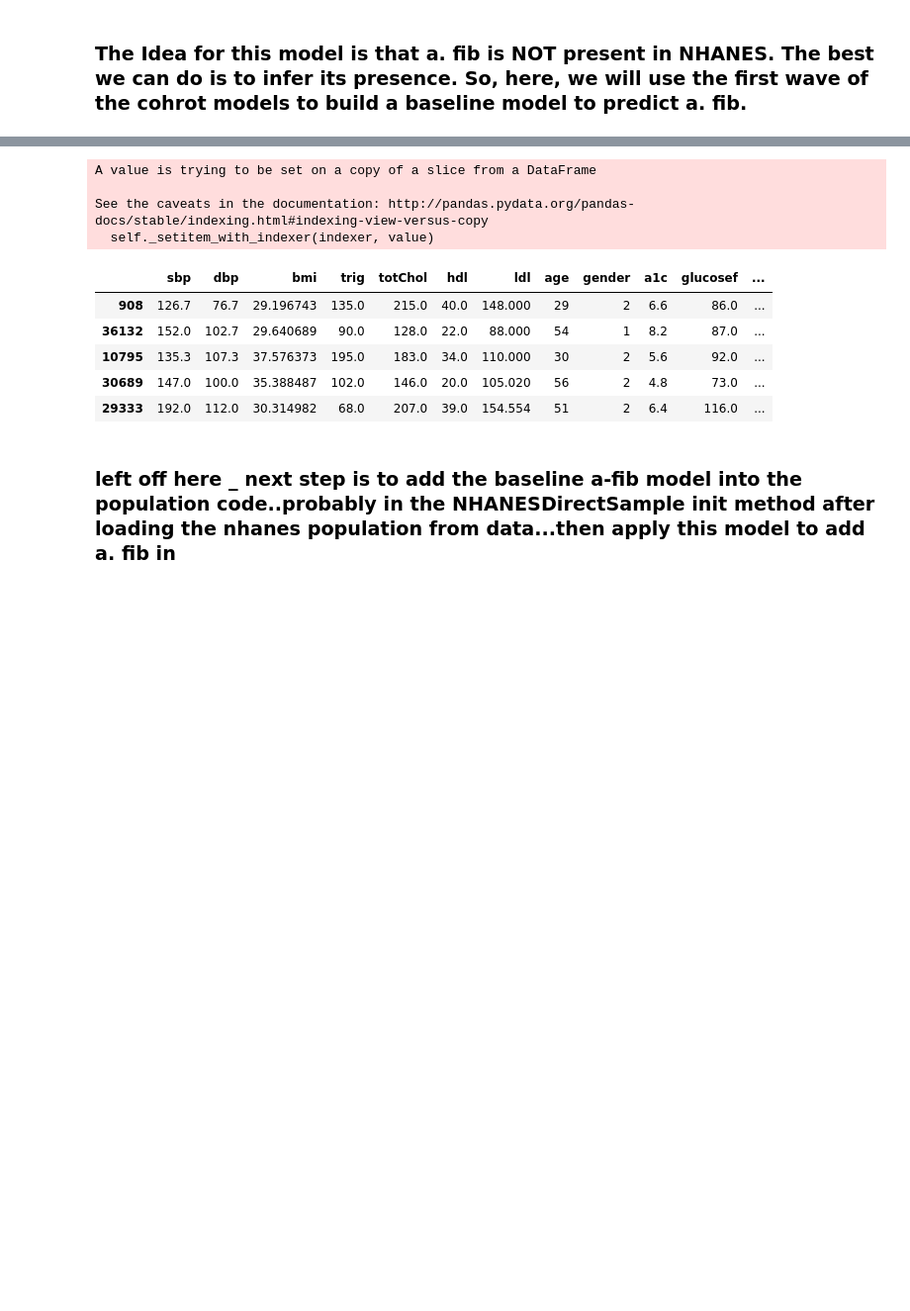
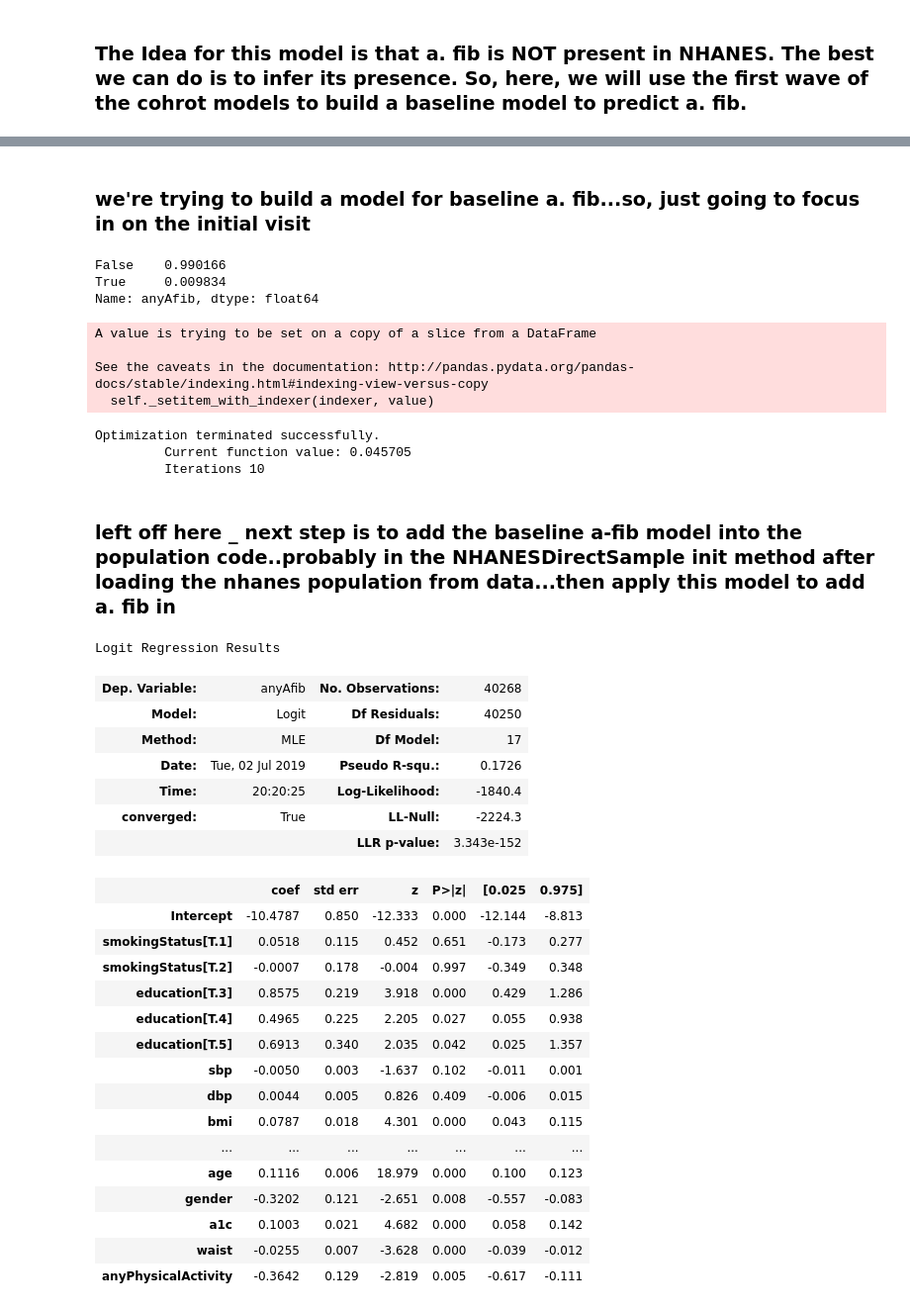
Before and after one commit to jburke5/microsimNHANES, a Jupyter notebook: buildBaselineAtrialFibModel.ipynb, the cells around one changed output, grey strips where cells are left out. Shown at 99% size. Saved outputs shown, nothing was run; the diff lists cells and outputs as text; code cells hidden in the pictures; blank space fills up the shorter version.

Commit message:
A fib model

```diff
--- a/buildBaselineAtrialFibModel.ipynb
+++ b/buildBaselineAtrialFibModel.ipynb
@@ -27,3 +40,11 @@ cohort.raceEthnicity.replace(to_replace=[1,2,3,9], value=[4,3,2,5], inplace=True
+# %% [markdown]
+### we're trying to build a model for baseline a. fib...so, just going to focus in on the initial visit
 # %%
 firstVisitOnly = cohort.loc[cohort.visitcounter ==1]
+# %%
+firstVisitOnly.anyAfib.value_counts(dropna=False, normalize=True)
+# %% [output]
+False    0.990166
+True     0.009834
+Name: anyAfib, dtype: float64
 # %%
@@ -62,25 +87,21 @@ imputedData = imputedCohort.data.copy()
 # rebvuild categoricals
 imputedData['smokingStatus'] = imputedData[['smoke0', 'smoke1', 'smoke2']].idxmax(axis=1)
 imputedData['smokingStatus'] = imputedData['smokingStatus'].str[-1:]
-imputedData['raceEthnicity'] = imputedData[['raceEth_2', 'raceEth_3', 'raceEth_4', 'raceEth_5']].idxmax(axis=1)
+imputedData['raceEthnicity'] = imputedData[['raceEth2', 'raceEth3', 'raceEth4', 'raceEth5']].idxmax(axis=1)
 imputedData['raceEthnicity'] = imputedData['raceEthnicity'].str[-1:]
+imputedData['education'] = imputedData[['educ1', 'educ2', 'educ3', 'educ4', 'educ5']].idxmax(axis=1)
+imputedData['education'] = imputedData['raceEthnicity'].str[-1:]
 # %%
 # drop the dummies
 imputedData.drop(['smoke0', 'smoke1','smoke2'], axis='columns', inplace=True)
-imputedData.drop(['raceEth_2', 'raceEth_3','raceEth_3', 'raceEth_4', 'raceEth_5'], axis='columns', inplace=True)
+imputedData.drop(['raceEth2','raceEth3', 'raceEth4', 'raceEth5'], axis='columns', inplace=True)
+imputedData.drop(['educ1', 'educ2','educ3', 'educ4', 'educ5'], axis='columns', inplace=True)
 # %%
 imputedData.raceEthnicity= imputedData.raceEthnicity.astype('category')
 imputedData.smokingStatus= imputedData.smokingStatus.astype('category')
+imputedData.education= imputedData.education.astype('category')
+
 imputedData.sort_values(by=['id', 'age'], inplace=True)
-# %%
-imputedData.head()
-# %% [output]
-|  | sbp | dbp | bmi | trig | totChol | hdl | ldl | age | gender | a1c | glucosef | ... |
-| 908 | 126.7 | 76.7 | 29.196743 | 135.0 | 215.0 | 40.0 | 148.000 | 29 | 2 | 6.6 | 86.0 | ... |
-| 36132 | 152.0 | 102.7 | 29.640689 | 90.0 | 128.0 | 22.0 | 88.000 | 54 | 1 | 8.2 | 87.0 | ... |
-| 10795 | 135.3 | 107.3 | 37.576373 | 195.0 | 183.0 | 34.0 | 110.000 | 30 | 2 | 5.6 | 92.0 | ... |
-| 30689 | 147.0 | 100.0 | 35.388487 | 102.0 | 146.0 | 20.0 | 105.020 | 56 | 2 | 4.8 | 73.0 | ... |
-| 29333 | 192.0 | 112.0 | 30.314982 | 68.0 | 207.0 | 39.0 | 154.554 | 51 | 2 | 6.4 | 116.0 | ... |
 # %%
 import statsmodels.formula.api as statsmodel
 import sys
@@ -89,11 +110,44 @@ sys.path.append(os.path.abspath("../mcm/"))
 from mcm.regression_model import RegressionModel
 
 imputedData['anyAfib'] = imputedData['anyAfib'].astype(int)
+# note...dropping race from the model because it leads to convergence issues and it does not have
+# predictiveness independently of age and sex...
 
-model = statsmodel.ols(formula='anyAfib ~ sbp + dbp + bmi + trig + totChol + hdl + ldl + age + gender + a1c + glucosef + smokingStatus + raceEthnicity', data=imputedData)
+model = statsmodel.logit(formula='anyAfib ~ sbp + dbp + bmi + trig + totChol + hdl + ldl + age + gender + a1c + waist + anyPhysicalActivity + smokingStatus  + education', data=imputedData)
 results = model.fit()
 results.summary()
-mcmRegressionModel = RegressionModel(results.params.to_dict(), results.bse.to_dict(), results.resid.mean(), results.resid.std())
+mcmRegressionModel = RegressionModel(results.params.to_dict(), results.bse.to_dict(), None, None)
 mcmRegressionModel.write_json(os.path.abspath("../mcm/mcm/data/BaselineAFibModelSpec.json"))
+# %% [output]
+Optimization terminated successfully.
+         Current function value: 0.045705
+         Iterations 10
 # %% [markdown]
 ### left off here _ next step is to add the baseline a-fib model into the population code..probably in the NHANESDirectSample __init__ method after loading the nhanes population from data...then apply this model to add a. fib in
+# %%
+results.summary()
+# %% [output]
+Logit Regression Results
+| Dep. Variable: | anyAfib | No. Observations: | 40268 |
+| Model: | Logit | Df Residuals: | 40250 |
+| Method: | MLE | Df Model: | 17 |
+| Date: | Tue, 02 Jul 2019 | Pseudo R-squ.: | 0.1726 |
+| Time: | 20:20:25 | Log-Likelihood: | -1840.4 |
+| converged: | True | LL-Null: | -2224.3 |
+|  |  | LLR p-value: | 3.343e-152 |
+|  | coef | std err | z | P>|z| | [0.025 | 0.975] |
+| Intercept | -10.4787 | 0.850 | -12.333 | 0.000 | -12.144 | -8.813 |
+| smokingStatus[T.1] | 0.0518 | 0.115 | 0.452 | 0.651 | -0.173 | 0.277 |
+| smokingStatus[T.2] | -0.0007 | 0.178 | -0.004 | 0.997 | -0.349 | 0.348 |
+| education[T.3] | 0.8575 | 0.219 | 3.918 | 0.000 | 0.429 | 1.286 |
+| education[T.4] | 0.4965 | 0.225 | 2.205 | 0.027 | 0.055 | 0.938 |
+| education[T.5] | 0.6913 | 0.340 | 2.035 | 0.042 | 0.025 | 1.357 |
+| sbp | -0.0050 | 0.003 | -1.637 | 0.102 | -0.011 | 0.001 |
+| dbp | 0.0044 | 0.005 | 0.826 | 0.409 | -0.006 | 0.015 |
+| bmi | 0.0787 | 0.018 | 4.301 | 0.000 | 0.043 | 0.115 |
+| ... | ... | ... | ... | ... | ... | ... |
+| age | 0.1116 | 0.006 | 18.979 | 0.000 | 0.100 | 0.123 |
+| gender | -0.3202 | 0.121 | -2.651 | 0.008 | -0.557 | -0.083 |
+| a1c | 0.1003 | 0.021 | 4.682 | 0.000 | 0.058 | 0.142 |
+| waist | -0.0255 | 0.007 | -3.628 | 0.000 | -0.039 | -0.012 |
+| anyPhysicalActivity | -0.3642 | 0.129 | -2.819 | 0.005 | -0.617 | -0.111 |
```
Also changed, not shown: parts of 8 cells of this notebook, 2 other files.
